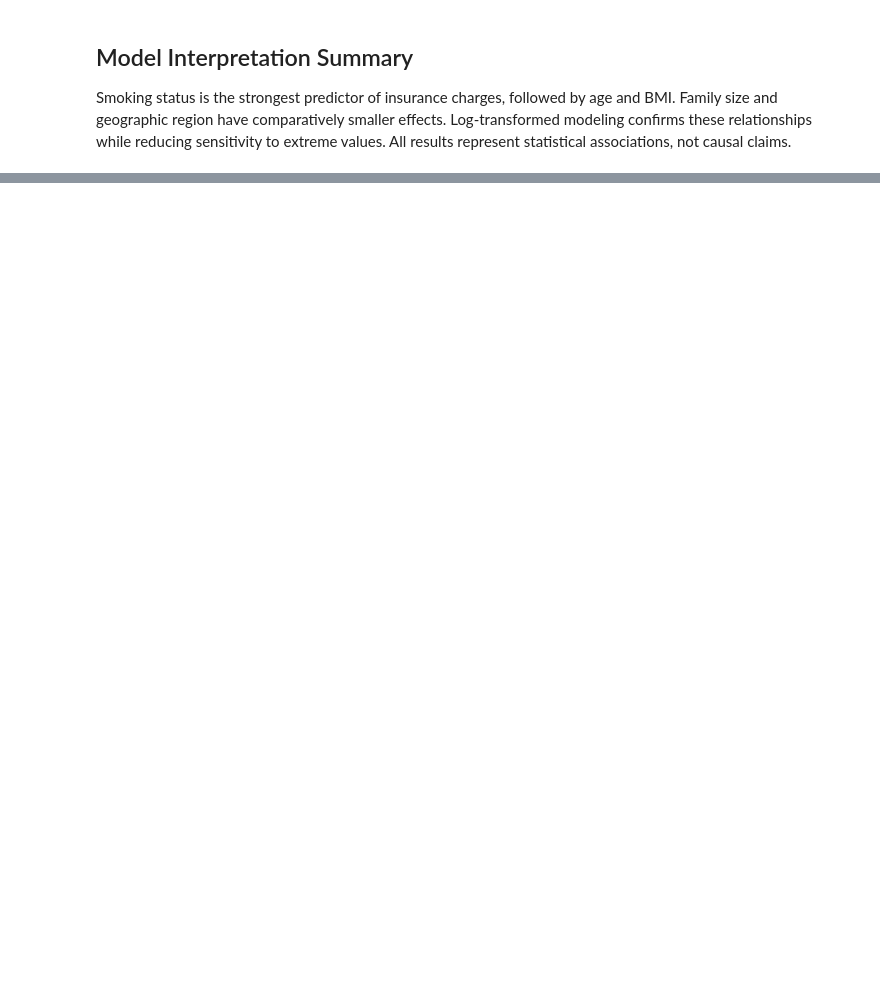
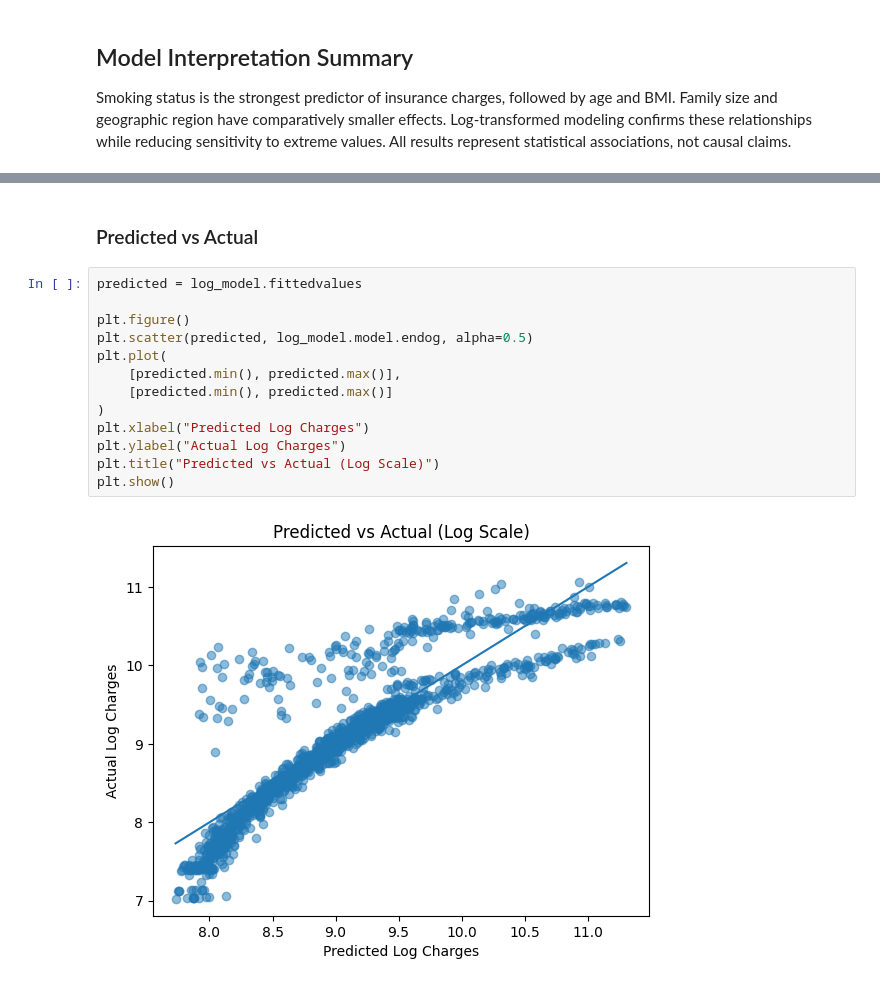
Before and after one commit to mohsinpotrick/Task_09_Project, a Jupyter notebook: notebooks/modelling.ipynb, the cells around one changed output, grey strips where cells are left out. Saved outputs shown, nothing was run; the diff lists cells and outputs as text; blank space fills up the shorter version.

```diff
--- a/notebooks/modelling.ipynb
+++ b/notebooks/modelling.ipynb
@@ -124,0 +162,17 @@ def test_model_executes():
+# %% [markdown]
+### Predicted vs Actual
+# %%
+predicted = log_model.fittedvalues
+
+plt.figure()
+plt.scatter(predicted, log_model.model.endog, alpha=0.5)
+plt.plot(
+    [predicted.min(), predicted.max()],
+    [predicted.min(), predicted.max()]
+)
+plt.xlabel("Predicted Log Charges")
+plt.ylabel("Actual Log Charges")
+plt.title("Predicted vs Actual (Log Scale)")
+plt.show()
+# %% [output]
+[figure, added]
```
Also changed, not shown: parts of 11 cells of this notebook, 4 other files.
